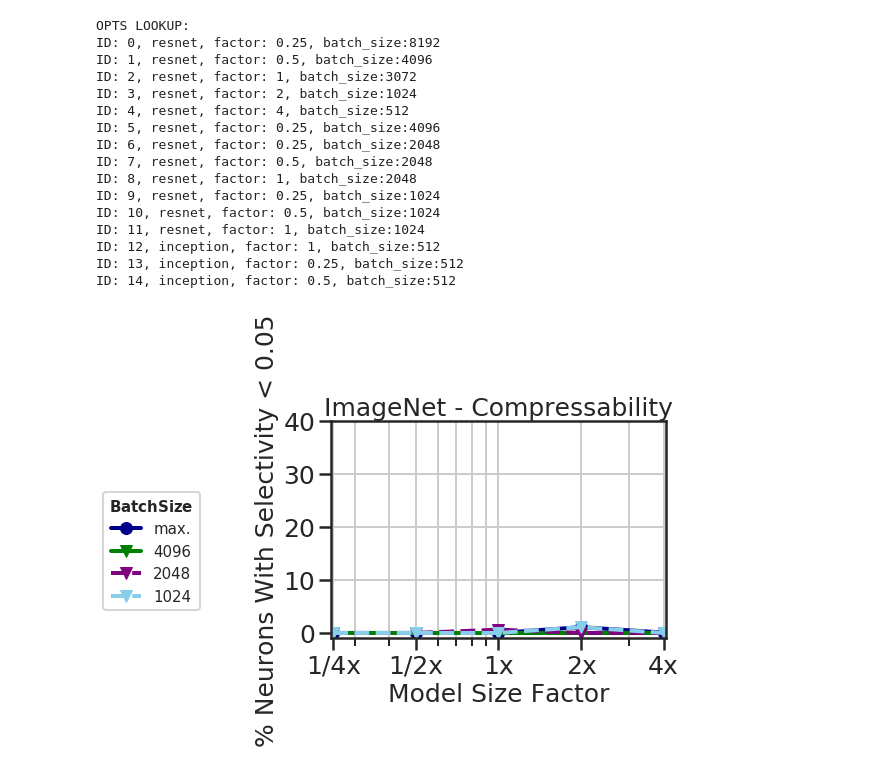
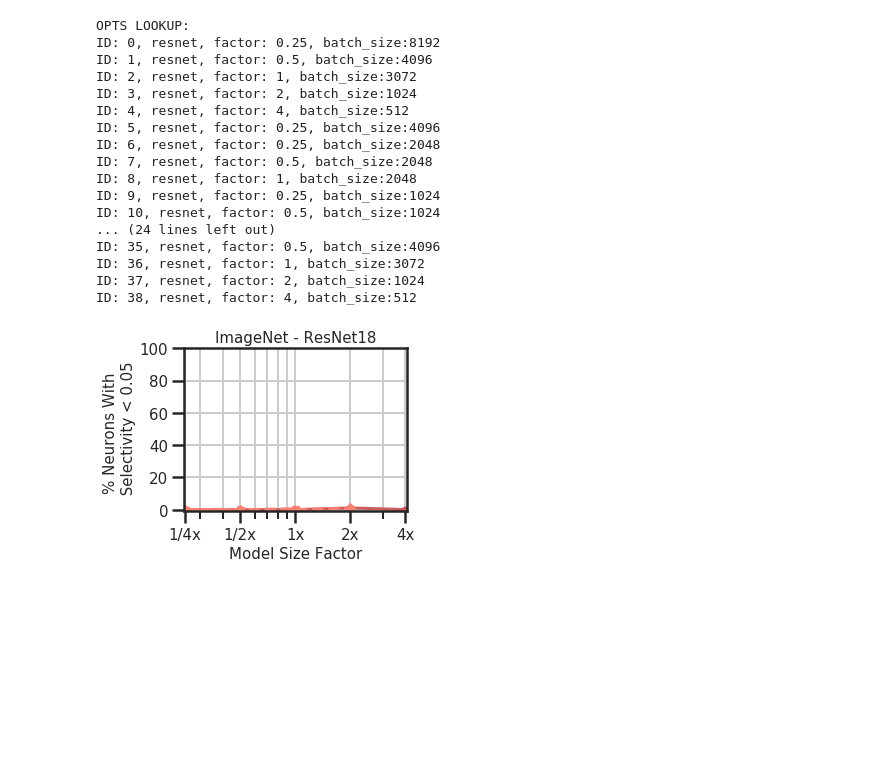
Before and after one commit to xboix/frivolous_dnns, a Jupyter notebook: ipy_notebooks/plot_nonselective.ipynb, the cells around one changed output. Cells and saved outputs as stored; diff of their text form; code cells hidden in the pictures; blank space fills up the shorter version.

```diff
--- a/ipy_notebooks/plot_nonselective.ipynb
+++ b/ipy_notebooks/plot_nonselective.ipynb
@@ -98,24 +710,25 @@ print_nonselectivity(r'CIFAR-10 - Selectivity: Test', results_test, marker_style
 # %%
-#ImageNet
+#Batch - ImageNet
 
 sys.path.append('../')
 sys.path.append('../ImageNet/')
 from ImageNet.experiments import experiments
 
 opts = experiments.get_experiments('','')
-yticks = [0, 10, 20, 30, 40]
+yticks = [0, 20, 40, 60, 80, 100]
 curves = 4
 curve_labels = ['max.',  '4096', '2048', '1024']
-curve_colors = ['darkblue', 'green', 'purple', 'skyblue']
-curve_styles = ['-', '-', '--', '--', '--', '-']
-marker_styles = ['o', 'v', 'v', 'v']
+curve_colors = ['indianred', 'salmon', 'salmon', 'salmon']
+curve_styles = ['-', '-', '--', '--']
+marker_styles = ['o', 'v', 's', 'D']
 sizes = 5
 size_factors = np.array([0.25, 0.5, 1, 2, 4])
 size_idx_map = {0.25: 0, 0.5: 1, 1: 2, 2: 3, 4: 4}
 size_labels = ['1/4x', '1/2x', '1x', '2x', '4x']
-crosses = 1
+crosses = 3
 
-results = np.zeros((curves, sizes))
+results = -np.ones((curves, sizes))
+results_std = -np.ones((curves, sizes))
 
 # both are indexed [nn_type][size_factor]
 
@@ -133,43 +746,46 @@ for ID in range(5):
     similiarity_ave = np.array([df[df['evaluation_set'] == 'validation'][df['layer'] == 'all']
                             ['nonselective'].iloc[0] for i in range(crosses)])
     results[curve_idx, size_idx] = np.mean(similiarity_ave)
-
+    results_std[curve_idx, size_idx] = np.std(similiarity_ave)
 
 batch_plot = [4096, 2048, 1024]
 for ID in range(13):
 
     #print('Processing ID:', ID)
     opt = opts[ID]
 
     size_idx = size_idx_map[opt.dnn.factor]
     batch_idx = np.where(np.asarray(batch_plot) == opt.hyper.batch_size)[0]
     if len(batch_idx):
         csv_file = opt.csv_dir + opt.name + '_redundancy.csv'
         df = pd.read_csv(csv_file)
         similiarity_ave = np.array([df[df['evaluation_set'] == 'validation'][df['layer'] == 'all']
                                 ['nonselective'].iloc[0] for i in range(crosses)])
         results[int(batch_idx)+1, size_idx] = np.mean(similiarity_ave)
+        results_std[int(batch_idx)+1, size_idx] = np.std(similiarity_ave)
 
 results *= 100
+results_std *= 100
 
-
-print_nonselectivity(r'ImageNet - Compressability', results, marker_styles,
-               curve_colors, curve_styles, curve_labels, yticks, r"$\bf{Batch} \bf{Size}$", 0.1)
+print_nonselectivity(r'ImageNet - ResNet18', results, results_std, marker_styles,
+               curve_colors, curve_styles, curve_labels, yticks, r"$\bf{Batch} \bf{Size}$", 10,leg_loc, False,
+                 "nonselec_imagenet_batch_test")
 # %% [output]
 OPTS LOOKUP:
 ID: 0, resnet, factor: 0.25, batch_size:8192
 ID: 1, resnet, factor: 0.5, batch_size:4096
 ID: 2, resnet, factor: 1, batch_size:3072
 ID: 3, resnet, factor: 2, batch_size:1024
 ID: 4, resnet, factor: 4, batch_size:512
 ID: 5, resnet, factor: 0.25, batch_size:4096
 ID: 6, resnet, factor: 0.25, batch_size:2048
 ID: 7, resnet, factor: 0.5, batch_size:2048
 ID: 8, resnet, factor: 1, batch_size:2048
 ID: 9, resnet, factor: 0.25, batch_size:1024
 ID: 10, resnet, factor: 0.5, batch_size:1024
-ID: 11, resnet, factor: 1, batch_size:1024
-ID: 12, inception, factor: 1, batch_size:512
-ID: 13, inception, factor: 0.25, batch_size:512
-ID: 14, inception, factor: 0.5, batch_size:512
+... (24 lines left out)
+ID: 35, resnet, factor: 0.5, batch_size:4096
+ID: 36, resnet, factor: 1, batch_size:3072
+ID: 37, resnet, factor: 2, batch_size:1024
+ID: 38, resnet, factor: 4, batch_size:512
-[figure, old version]
+[figure, new version]
```
Also changed, not shown: parts of 13 cells of this notebook, 9 other files.
